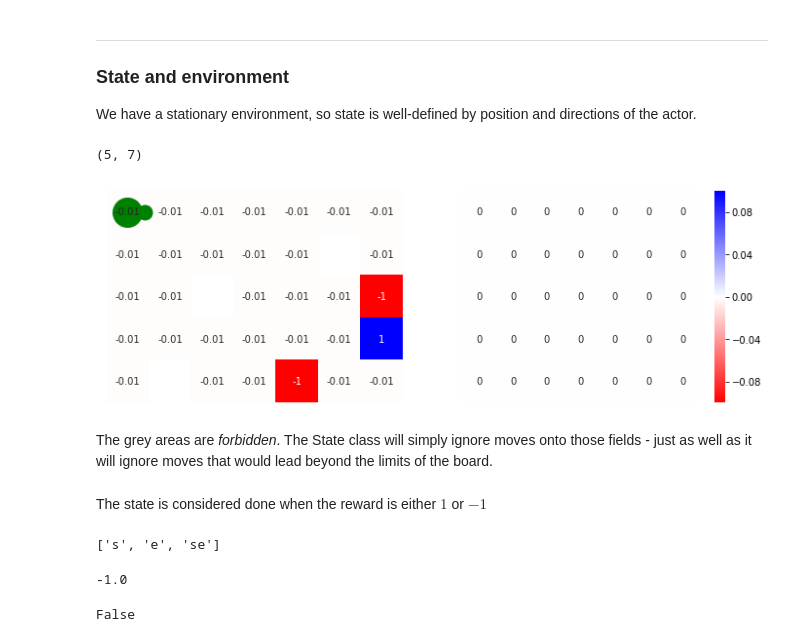
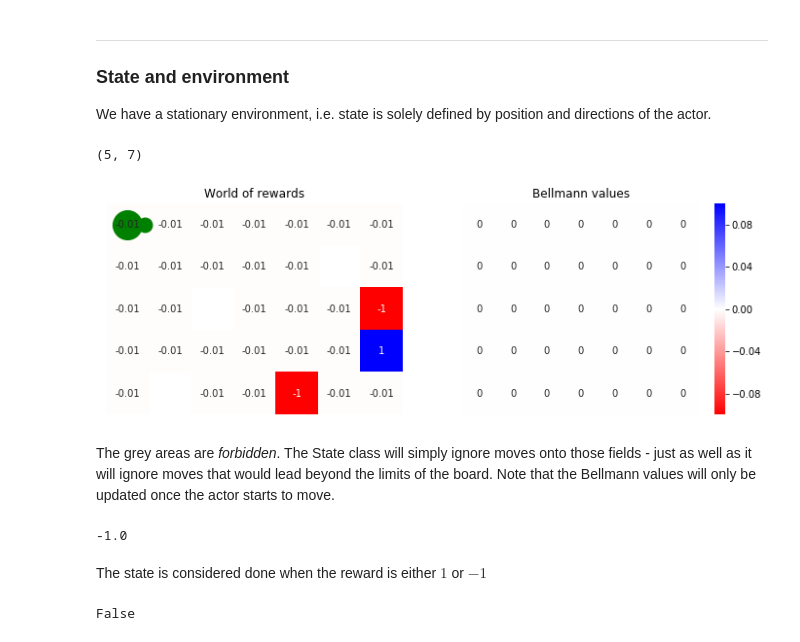
Before and after one commit to Project-Ellie/tutorials, a Jupyter notebook: other_stuff/RL_QLearning.ipynb, the cells around one changed output. Saved outputs shown, nothing was run; the diff lists cells and outputs as text; code cells hidden in the pictures.

```diff
--- a/other_stuff/RL_QLearning.ipynb
+++ b/other_stuff/RL_QLearning.ipynb
@@ -10,7 +10,7 @@ Here, we study a typical toy problem that's often used for introductory courses.
 ---
 
 ### State and environment
-We have a stationary environment, so state is well-defined by position and directions of the actor.
+We have a stationary environment, i.e. state is solely defined by position and directions of the actor.
 # %%
 class Board():
     """
@@ -30,7 +30,7 @@ class Board():
     def __repr__(self):
         return str(self.array)
 # %%
-class State1:
+class State:
     def __init__(self, environment, position, direction = [0, 0]):
         self.env = environment
         self.pos = np.array(position)
@@ -53,7 +53,7 @@ class State1:
             or new_pos[1] < 0 or  new_pos[1] >= self.env.top:
             new_dir = [0,0]
             new_pos = self.pos
-            return State1(self.env, new_pos, new_dir)
+            return State(self.env, new_pos, new_dir)
 
         if np.isnan(self.env.board.get(*new_pos)):
             new_dir=[0, 0]
@@ -62,7 +62,7 @@ class State1:
             new_dir = dir
             self.env.vf_matrix.set(new_pos[0], new_pos[1],
                                    self.env.bellmann(new_pos))
-        return State1(self.env, new_pos, new_dir)
+        return State(self.env, new_pos, new_dir)
 
 
     def show(self):
@@ -97,6 +97,7 @@ class Environment:
         # The actor's position
         axes.plot([state.pos[0]+0.5], [self.top-state.pos[1]-0.5],
                   'go', markersize=30)
+        axes.set_title("World of rewards")
 
         # the actor's direction
         l = np.max([np.sqrt(state.d[0]**2 + state.d[1]**2), 1])
@@ -110,19 +111,24 @@ class Environment:
                            annot=True, cmap='bwr_r', ax=ax2)
         axes.set_xticks([], [])
         axes.set_yticks([], [])
+        axes.set_title('Bellmann values')
 
         return ""
 
 
     def bellmann(self, pos):
         """
-        The new value according to the bellmann equation
+        The new value of a state according to the bellmann equation
         """
-        return np.max([
+
+        r = self.reward_at(np.array(pos))
+        if r == 1 or r == -1:
+            return 0
+        best_neighbour = np.max([
             self.reward_at(np.array(pos)+Move.actions()[a]) +
             self.gamma * self.vf_matrix.get(*(np.array(pos) + Move.actions()[a]))
-            for a in State1(env, pos).options()])
-
+            for a in State(env, pos).options()])
+        return best_neighbour
 
     def reward_at(self, pos):
         if pos[0] < 0 or pos[0] >= self.right or pos[1] < 0 or pos[1] >= self.top:
@@ -156,22 +162,18 @@ np.shape(board)
 # %% [output]
 (5, 7)
 # %%
-state = State1(env,  [0,4], [1, 0])
+state = State(env,  [0,4], [1, 0])
 state.show()
 # %% [output]
-[figure, old version]
+[figure, new version]
 # %% [markdown]
-The grey areas are *forbidden*. The State class will simply ignore moves onto those fields - just as well as it will ignore moves that would lead beyond the limits of the board.
+The grey areas are *forbidden*. The State class will simply ignore moves onto those fields - just as well as it will ignore moves that would lead beyond the limits of the board. Note that the Bellmann values will only be updated once the actor starts to move.
+# %%
+env.reward_at([6,2])
+# %% [output]
+-1.0
 # %% [markdown]
 The state is considered done when the reward is either $1$ or $-1$
-# %%
-state.options()
-# %% [output]
-['s', 'e', 'se']
-# %%
-env.reward_at([6,2])
-# %% [output]
--1.0
 # %%
 state.is_done()
 # %% [output]
```
Also changed, not shown: parts of 22 cells of this notebook.
